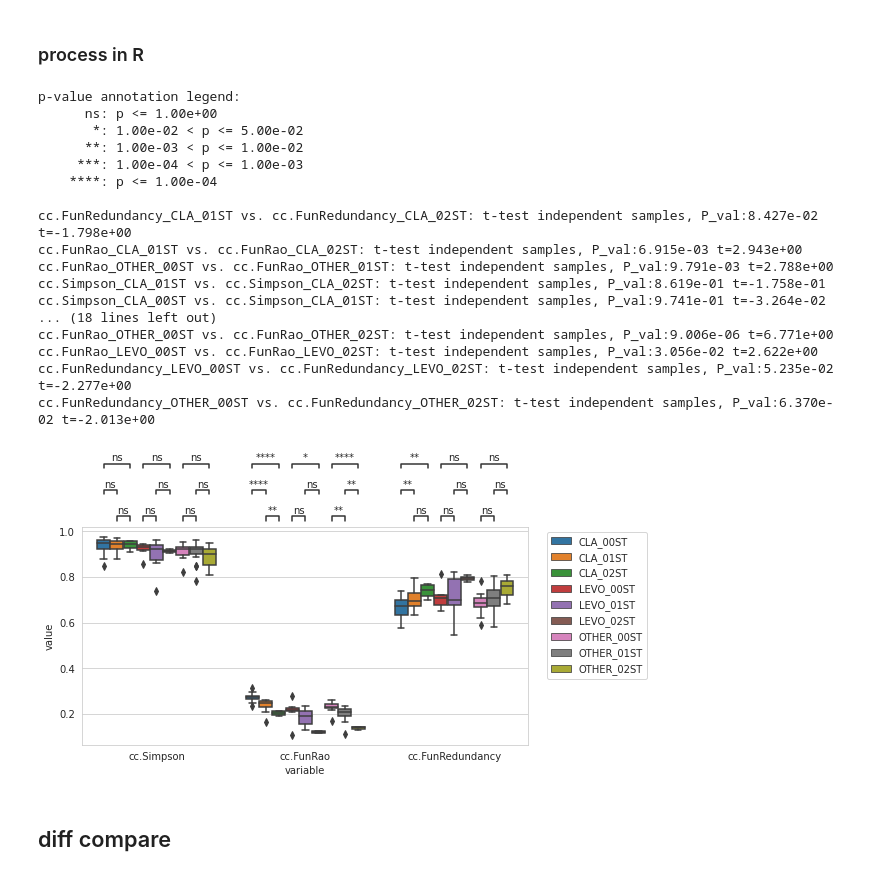
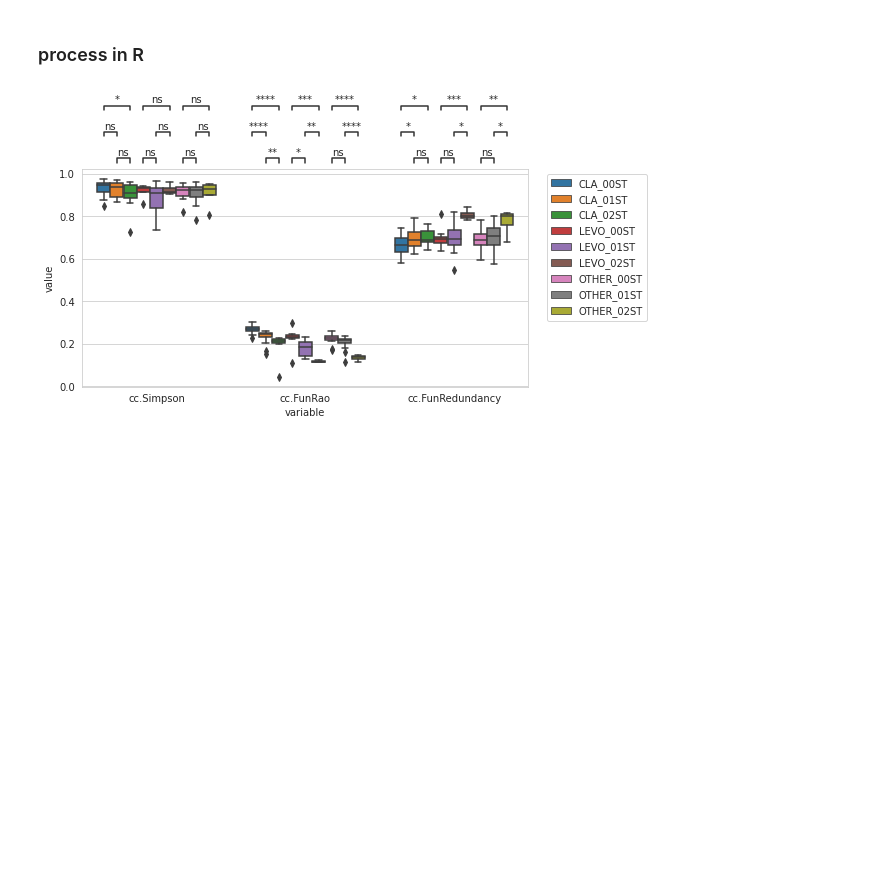
Before and after one commit to dcolinmorgan/gcn, a Jupyter notebook: gcn.ipynb, the cells around one changed output. Cells and saved outputs as stored; diff of their text form; code cells hidden in the pictures; blank space fills up the shorter version.

```diff
--- a/gcn.ipynb
+++ b/gcn.ipynb
@@ -1541,15 +1683,34 @@ for i in names:
 # %%
-# cat rand.2_FR* >rand02_FRall.csv
-FR=pd.read_csv('SYNCSA_eval/rand99_FRall.csv')
+FR=pd.read_csv('SYNCSA_eval/rand0_FRall.csv')
 FR=FR[FR['Unnamed: 0']!='NaN']
 FR=FR[FR['Unnamed: 0']!=np.nan]
 FR=FR[FR['cc.Simpson']!='cc.Simpson']
-FR['index']=FR['Unnamed: 0'].str.split('_').str[1]+'_'+FR['Unnamed: 0'].str.split('_').str[2]
-del FR['Unnamed: 0'],FR['i']
+FR['Unnamed: 0']=FR['Unnamed: 0'].str.split('_').str[1]+'_'+FR['Unnamed: 0'].str.split('_').str[2]
+del FR['i']#,FR['Unnamed: 0'],
+FR.rename(columns={'Unnamed: 0':'index'},inplace=True)
+FRm00=FR.melt('index')
+FRm00.value=pd.to_numeric(FRm00.value)
 
-FRm=FR.melt('index')
 
-FRm.value=pd.to_numeric(FRm.value)
+FR=pd.read_csv('SYNCSA_eval/rand02_FRall.csv')
+FR=FR[FR['Unnamed: 0']!='NaN']
+FR=FR[FR['Unnamed: 0']!=np.nan]
+FR=FR[FR['cc.Simpson']!='cc.Simpson']
+FR['Unnamed: 0']=FR['Unnamed: 0'].str.split('_').str[1]+'_'+FR['Unnamed: 0'].str.split('_').str[2]
+FR.rename(columns={'Unnamed: 0':'index'},inplace=True)
+del FR['i']#,FR['Unnamed: 0'],
+FRm02=FR.melt('index')
+FRm02.value=pd.to_numeric(FRm02.value)
+
+FR=pd.read_csv('SYNCSA_eval/rand9_FRall.csv')
+FR=FR[FR['Unnamed: 0']!='NaN']
+FR=FR[FR['Unnamed: 0']!=np.nan]
+FR=FR[FR['cc.Simpson']!='cc.Simpson']
+FR['Unnamed: 0']=FR['Unnamed: 0'].str.split('_').str[1]+'_'+FR['Unnamed: 0'].str.split('_').str[2]
+FR.rename(columns={'Unnamed: 0':'index'},inplace=True)
+del FR['i']#,FR['Unnamed: 0'],
+FRm9=FR.melt('index')
+FRm9.value=pd.to_numeric(FRm9.value)
 # %%
 box_pairs=[
 
@@ -1589,38 +1750,19 @@ box_pairs=[
 # %%
 # def plt_plect(B,typ):
 plt.figure(figsize=(8,4))
 # B.dropna(inplace=True)
 # B=B.reset_index()
 # C=B[B[typ]>0]
-ax=sns.boxplot(data=FRm,y='value',x='variable',hue='index')
+ax=sns.boxplot(data=FRm00,y='value',x='variable',hue='index')
 
-annotator =Annotator(ax, data=FRm, x='variable', y='value',hue='index',pairs=box_pairs)#comparisons,
+annotator =Annotator(ax, data=FRm00, x='variable', y='value',hue='index',pairs=box_pairs,verbose=0)#comparisons,
 annotator.configure(test='t-test_ind', text_format='star', loc='outside')
 annotator.apply_and_annotate()
 # add_stat_annotation(ax, data=FRm, x='variable', y='value',hue='index',
 #                     box_pairs=box_pairs,#comparisons,
 #                     test='t-test_ind', text_format='star', loc='outside', verbose=0)
 ###change to paired when all samples are finished
 plt.legend(loc='upper left', bbox_to_anchor=(1.03, 1))
-plt.savefig("FR99.png",dpi=300,bbox_inches = "tight")
+plt.savefig("FR00.png",dpi=300,bbox_inches = "tight")
 # %% [output]
-p-value annotation legend:
-      ns: p <= 1.00e+00
-       *: 1.00e-02 < p <= 5.00e-02
-      **: 1.00e-03 < p <= 1.00e-02
-     ***: 1.00e-04 < p <= 1.00e-03
-    ****: p <= 1.00e-04
-
-cc.FunRedundancy_CLA_01ST vs. cc.FunRedundancy_CLA_02ST: t-test independent samples, P_val:8.427e-02 t=-1.798e+00
-cc.FunRao_CLA_01ST vs. cc.FunRao_CLA_02ST: t-test independent samples, P_val:6.915e-03 t=2.943e+00
-cc.FunRao_OTHER_00ST vs. cc.FunRao_OTHER_01ST: t-test independent samples, P_val:9.791e-03 t=2.788e+00
-cc.Simpson_CLA_01ST vs. cc.Simpson_CLA_02ST: t-test independent samples, P_val:8.619e-01 t=-1.758e-01
-cc.Simpson_CLA_00ST vs. cc.Simpson_CLA_01ST: t-test independent samples, P_val:9.741e-01 t=-3.264e-02
-... (18 lines left out)
-cc.FunRao_OTHER_00ST vs. cc.FunRao_OTHER_02ST: t-test independent samples, P_val:9.006e-06 t=6.771e+00
-cc.FunRao_LEVO_00ST vs. cc.FunRao_LEVO_02ST: t-test independent samples, P_val:3.056e-02 t=2.622e+00
-cc.FunRedundancy_LEVO_00ST vs. cc.FunRedundancy_LEVO_02ST: t-test independent samples, P_val:5.235e-02 t=-2.277e+00
-cc.FunRedundancy_OTHER_00ST vs. cc.FunRedundancy_OTHER_02ST: t-test independent samples, P_val:6.370e-02 t=-2.013e+00
-[figure, old version]
+[figure, new version]
-# %% [markdown]
-## diff compare
```
Also changed, not shown: parts of 88 cells of this notebook, 4 other files.
